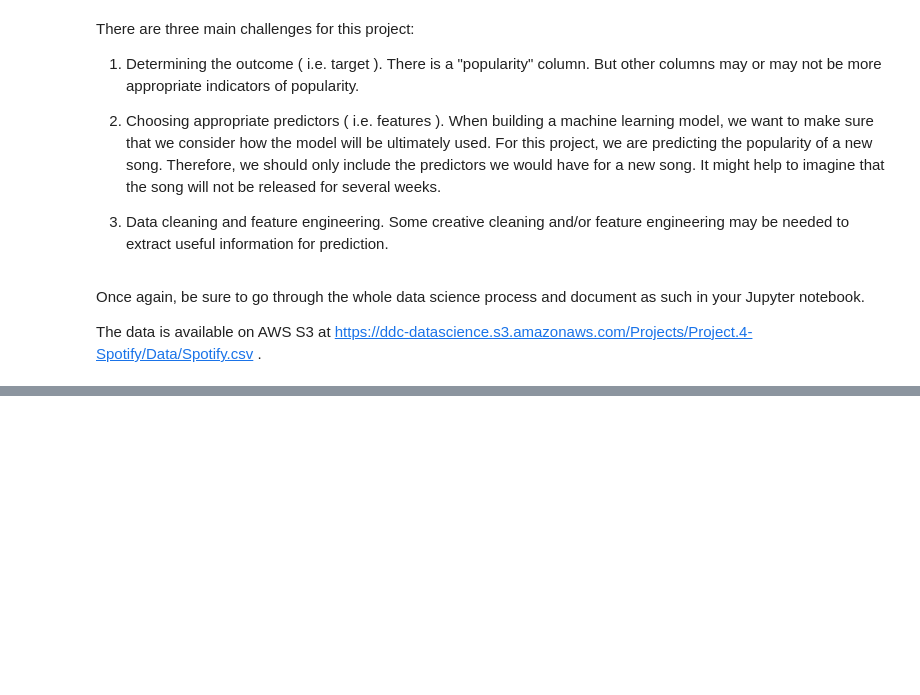
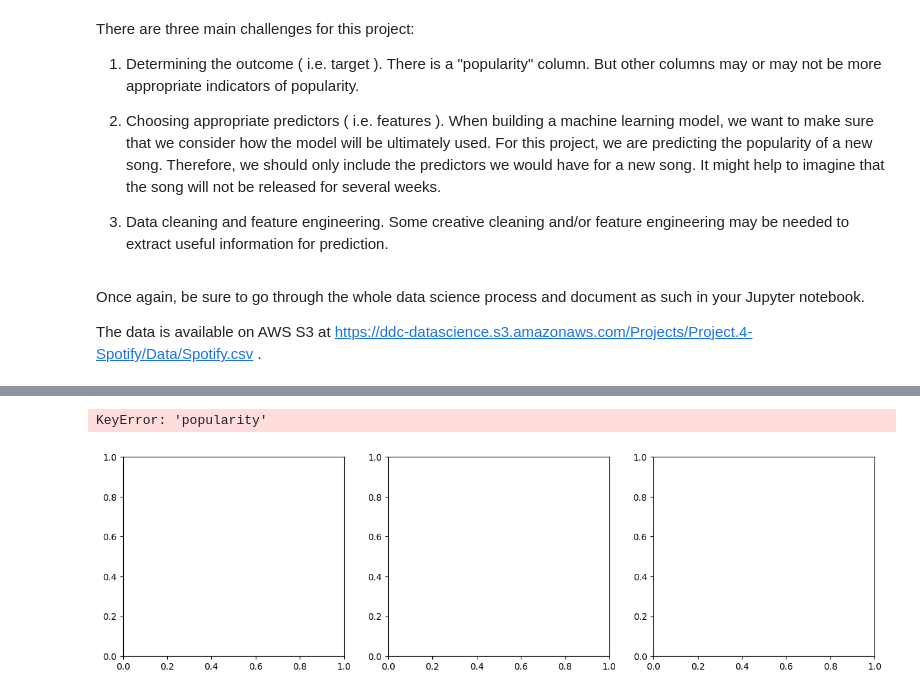
Before and after one commit to cyeef/Data-Science-Portfolio-C21-, a Jupyter notebook: Projects/Project-4/Spotify.Description.for.Students.ipynb, the cells around one changed output, grey strips where cells are left out. Drawn from its saved outputs; the diff is of its cells as text; code cells hidden in the pictures; blank space fills up the shorter version.

```diff
--- a/Projects/Project-4/Spotify.Description.for.Students.ipynb
+++ b/Projects/Project-4/Spotify.Description.for.Students.ipynb
@@ -39,0 +87,7 @@ ls -la
+# %%
+
+df = pd.read_csv('Spotify.csv')
+
+# Quick inspection
+
+print(df.head())
@@ -39,0 +294,25 @@ ls -la
+# %%
+import matplotlib.pyplot as plt
+import seaborn as sns
+
+# Check distribution of 'popularity'
+fig, axes = plt.subplots(1, 3, figsize=(15, 4))
+
+# Histogram
+axes[0].hist(df['popularity'].dropna(), bins=30, edgecolor='black')
+axes[0].set_title('Popularity Distribution')
+axes[0].set_xlabel('Popularity')
+
+# Boxplot
+sns.boxplot(y=df['potential_targets'], ax=axes[1])
+axes[1].set_title('Popularity Boxplot')
+
+# Check for outliers using IQR
+Q1 = df['potential_targets'].quantile(0.25)
+Q3 = df['potential_targets'].quantile(0.75)
+IQR = Q3 - Q1
+outliers = df[(df['potential_targets'] < Q1 - 1.5*IQR) | (df['potential_targets'] > Q3 + 1.5*IQR)]
+print(f"Number of outlier songs: {len(outliers)}")
+# %% [output]
+KeyError: 'popularity'
+[figure, added]
```
Also changed, not shown: parts of 19 cells of this notebook.
